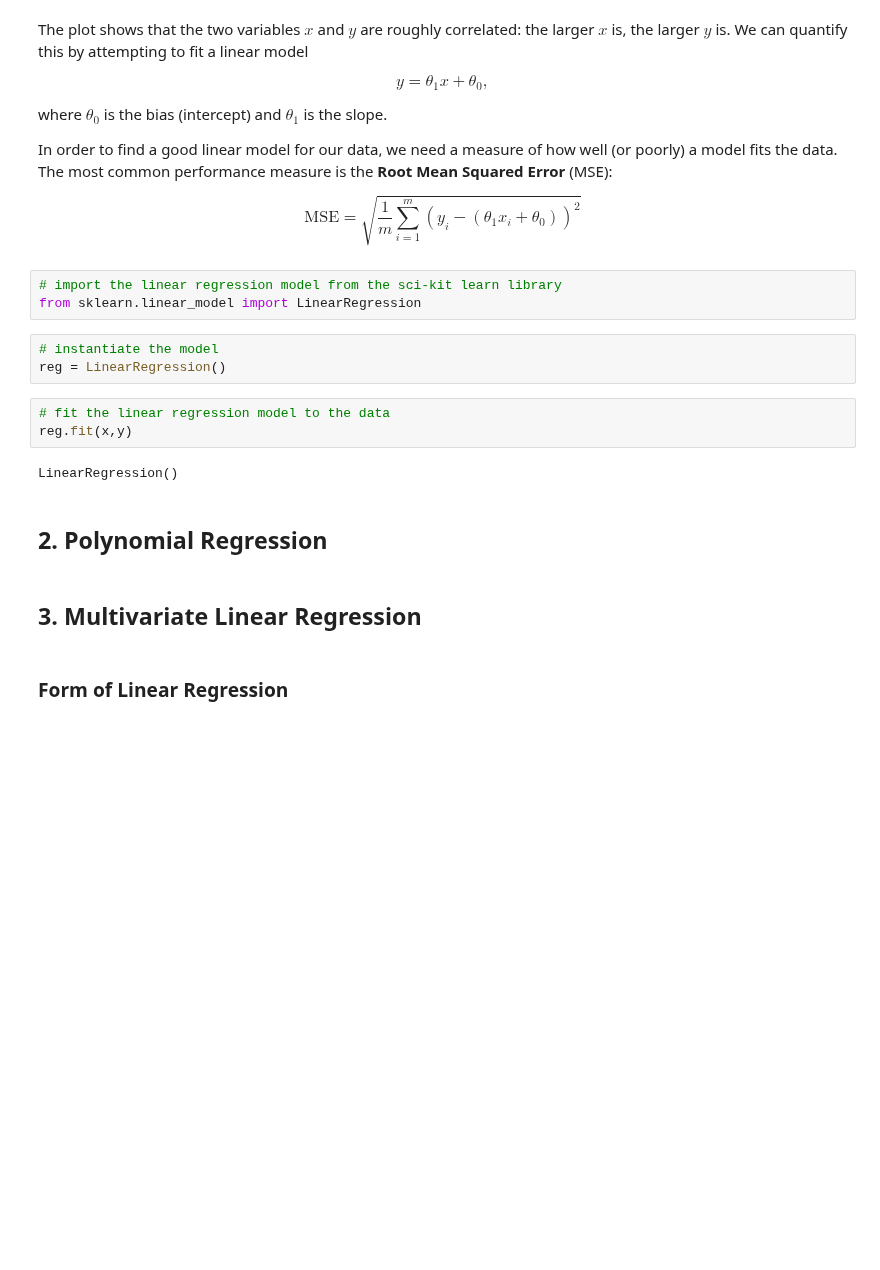
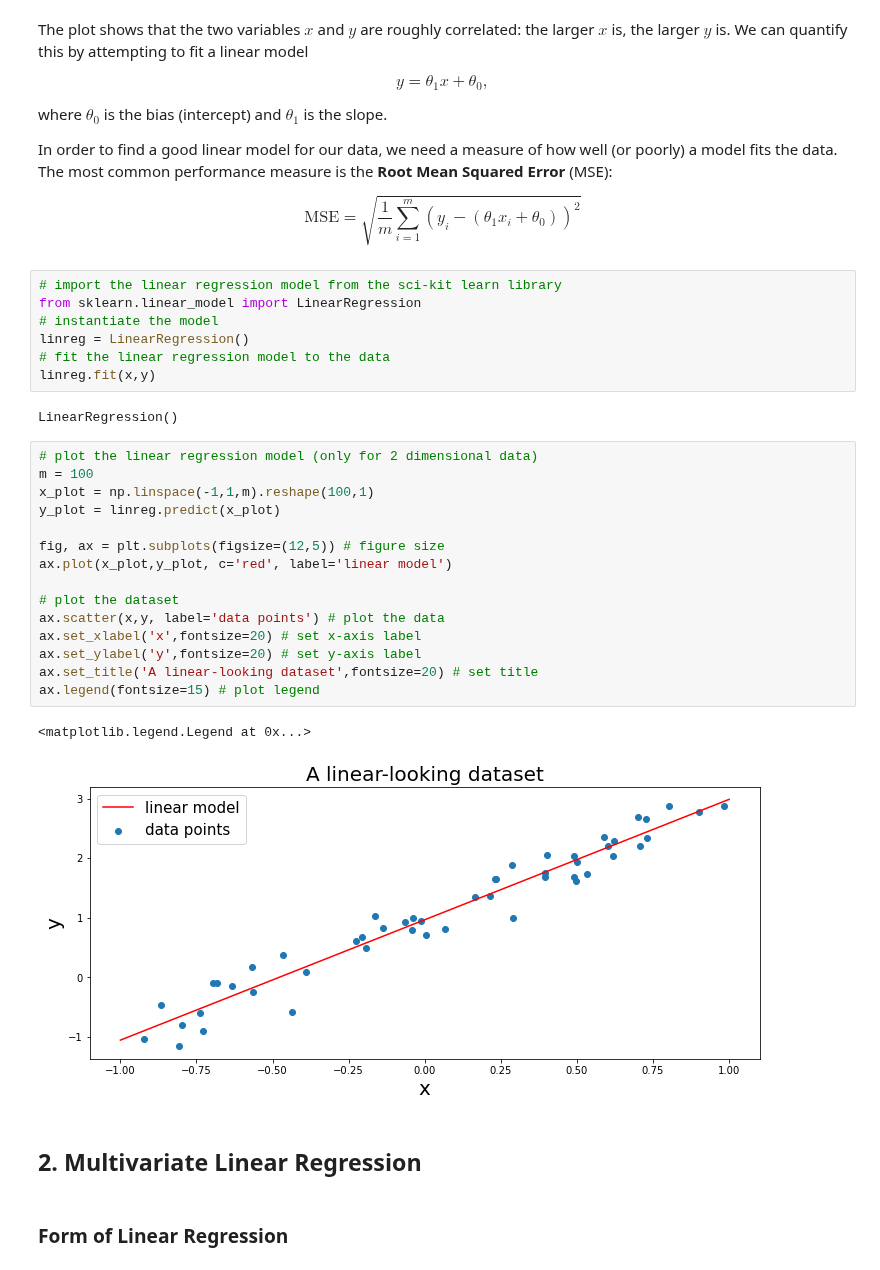
Before and after one commit to um-perez-alvaro/Data-Science-Practice, a Jupyter notebook: Jupyter Notebooks/Regression/notebooks/Linear Regression.ipynb, the cells around one changed output. Cells and saved outputs as stored; diff of their text form; blank space fills up the shorter version.

```diff
--- a/Jupyter Notebooks/Regression/notebooks/Linear Regression.ipynb
+++ b/Jupyter Notebooks/Regression/notebooks/Linear Regression.ipynb
@@ -45,18 +52,32 @@ $$
 # %%
 # import the linear regression model from the sci-kit learn library
 from sklearn.linear_model import LinearRegression
+# instantiate the model
+linreg = LinearRegression()
+# fit the linear regression model to the data
+linreg.fit(x,y)
+# %% [output]
+LinearRegression()
-# %%
-# instantiate the model
-reg = LinearRegression()
-# %%
-# fit the linear regression model to the data
-reg.fit(x,y)
-# %% [output]
-LinearRegression()
+# %%
+# plot the linear regression model (only for 2 dimensional data)
+m = 100
+x_plot = np.linspace(-1,1,m).reshape(100,1)
+y_plot = linreg.predict(x_plot)
+
+fig, ax = plt.subplots(figsize=(12,5)) # figure size
+ax.plot(x_plot,y_plot, c='red', label='linear model')
+
+# plot the dataset
+ax.scatter(x,y, label='data points') # plot the data
+ax.set_xlabel('x',fontsize=20) # set x-axis label
+ax.set_ylabel('y',fontsize=20) # set y-axis label
+ax.set_title('A linear-looking dataset',fontsize=20) # set title
+ax.legend(fontsize=15) # plot legend
+# %% [output]
+<matplotlib.legend.Legend at 0x...>
+[figure, added]
 # %% [markdown]
-## 2. Polynomial Regression
+## 2. Multivariate Linear Regression
-# %% [markdown]
-## 3. Multivariate Linear Regression
 # %% [markdown]
 ### Form of Linear Regression
 # %% [markdown]
```
Also changed, not shown: parts of 22 cells of this notebook.
